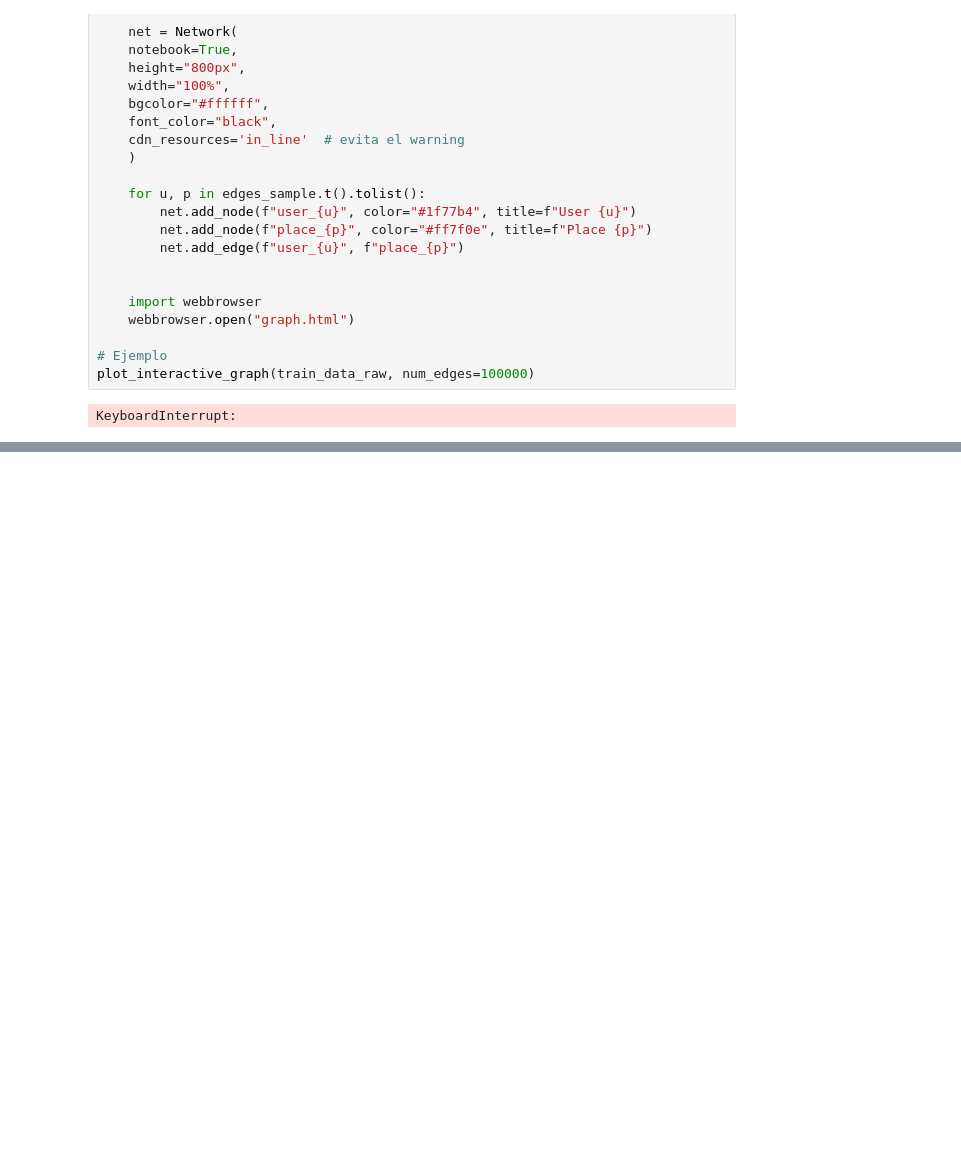
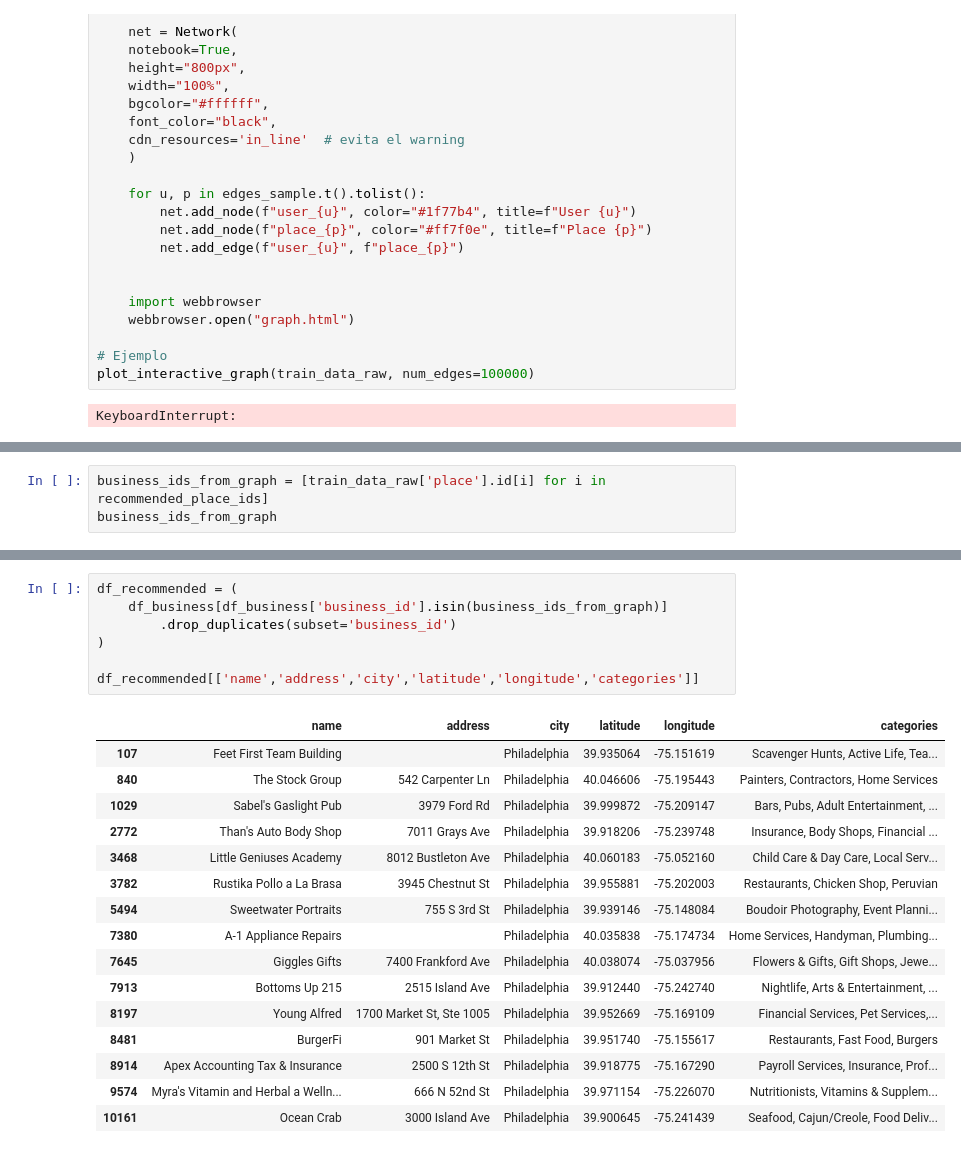
Before and after one commit to FranMoscato/tp_yelp, a Jupyter notebook: grafos_script.ipynb, the cells around one changed output, grey strips where cells are left out. Drawn from its saved outputs; the diff is of its cells as text; blank space fills up the shorter version.

```diff
--- a/grafos_script.ipynb
+++ b/grafos_script.ipynb
@@ -838,0 +951,3 @@ print(test_acc)
+# %%
+business_ids_from_graph = [train_data_raw['place'].id[i] for i in recommended_place_ids]
+business_ids_from_graph
@@ -838,0 +970,24 @@ print(test_acc)
+# %%
+df_recommended = (
+    df_business[df_business['business_id'].isin(business_ids_from_graph)]
+        .drop_duplicates(subset='business_id')
+)
+
+df_recommended[['name','address','city','latitude','longitude','categories']]
+# %% [output]
+|  | name | address | city | latitude | longitude | categories |
+| 107 | Feet First Team Building |  | Philadelphia | 39.935064 | -75.151619 | Scavenger Hunts, Active Life, Tea... |
+| 840 | The Stock Group | 542 Carpenter Ln | Philadelphia | 40.046606 | -75.195443 | Painters, Contractors, Home Services |
+| 1029 | Sabel's Gaslight Pub | 3979 Ford Rd | Philadelphia | 39.999872 | -75.209147 | Bars, Pubs, Adult Entertainment, ... |
+| 2772 | Than's Auto Body Shop | 7011 Grays Ave | Philadelphia | 39.918206 | -75.239748 | Insurance, Body Shops, Financial ... |
+| 3468 | Little Geniuses Academy | 8012 Bustleton Ave | Philadelphia | 40.060183 | -75.052160 | Child Care & Day Care, Local Serv... |
+| 3782 | Rustika Pollo a La Brasa | 3945 Chestnut St | Philadelphia | 39.955881 | -75.202003 | Restaurants, Chicken Shop, Peruvian |
+| 5494 | Sweetwater Portraits | 755 S 3rd St | Philadelphia | 39.939146 | -75.148084 | Boudoir Photography, Event Planni... |
+| 7380 | A-1 Appliance Repairs |  | Philadelphia | 40.035838 | -75.174734 | Home Services, Handyman, Plumbing... |
+| 7645 | Giggles Gifts | 7400 Frankford Ave | Philadelphia | 40.038074 | -75.037956 | Flowers & Gifts, Gift Shops, Jewe... |
+| 7913 | Bottoms Up 215 | 2515 Island Ave | Philadelphia | 39.912440 | -75.242740 | Nightlife, Arts & Entertainment, ... |
+| 8197 | Young Alfred | 1700 Market St, Ste 1005 | Philadelphia | 39.952669 | -75.169109 | Financial Services, Pet Services,... |
+| 8481 | BurgerFi | 901 Market St | Philadelphia | 39.951740 | -75.155617 | Restaurants, Fast Food, Burgers |
+| 8914 | Apex Accounting Tax & Insurance | 2500 S 12th St | Philadelphia | 39.918775 | -75.167290 | Payroll Services, Insurance, Prof... |
+| 9574 | Myra's Vitamin and Herbal a Welln... | 666 N 52nd St | Philadelphia | 39.971154 | -75.226070 | Nutritionists, Vitamins & Supplem... |
+| 10161 | Ocean Crab | 3000 Island Ave | Philadelphia | 39.900645 | -75.241439 | Seafood, Cajun/Creole, Food Deliv... |
```
Also changed, not shown: parts of 27 cells of this notebook, 1 other file.
